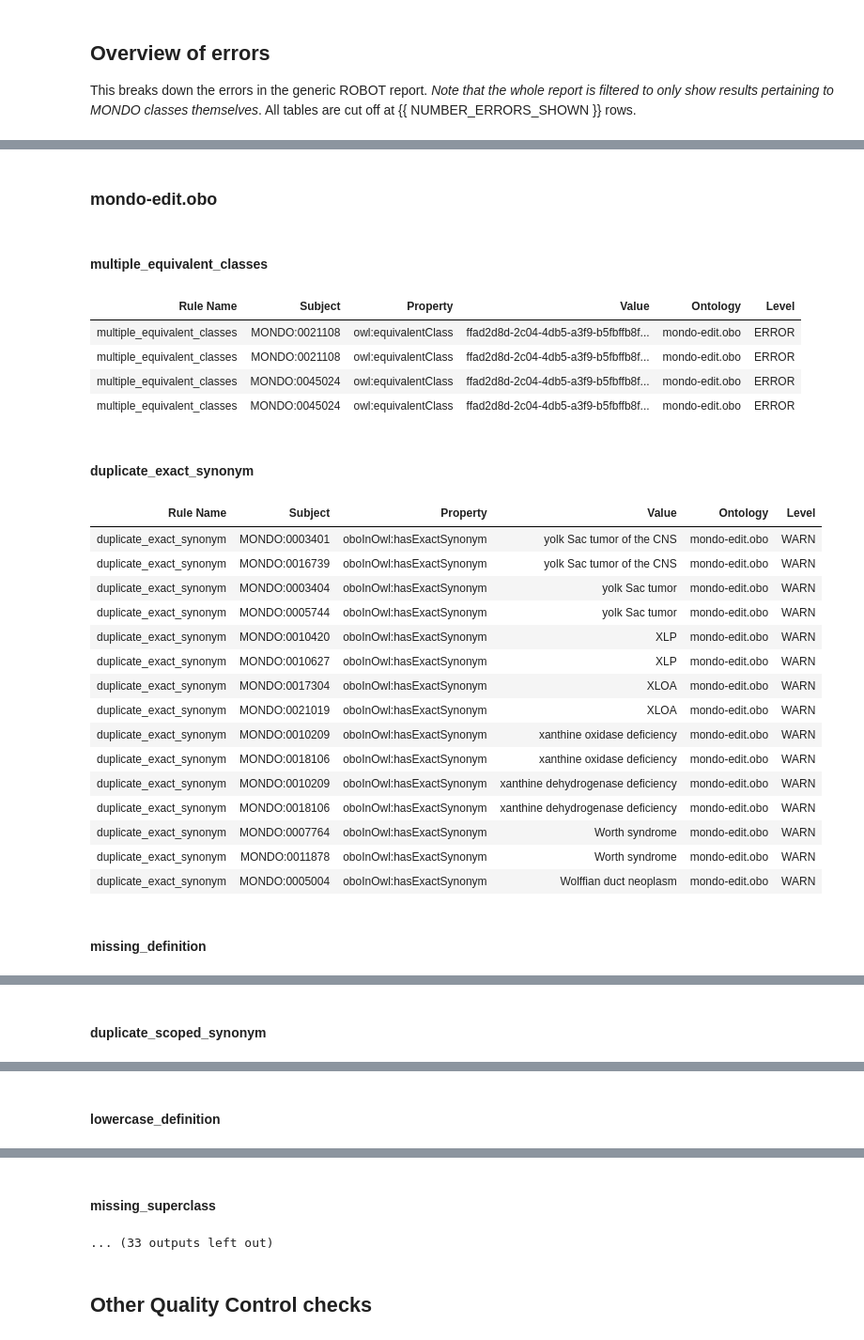
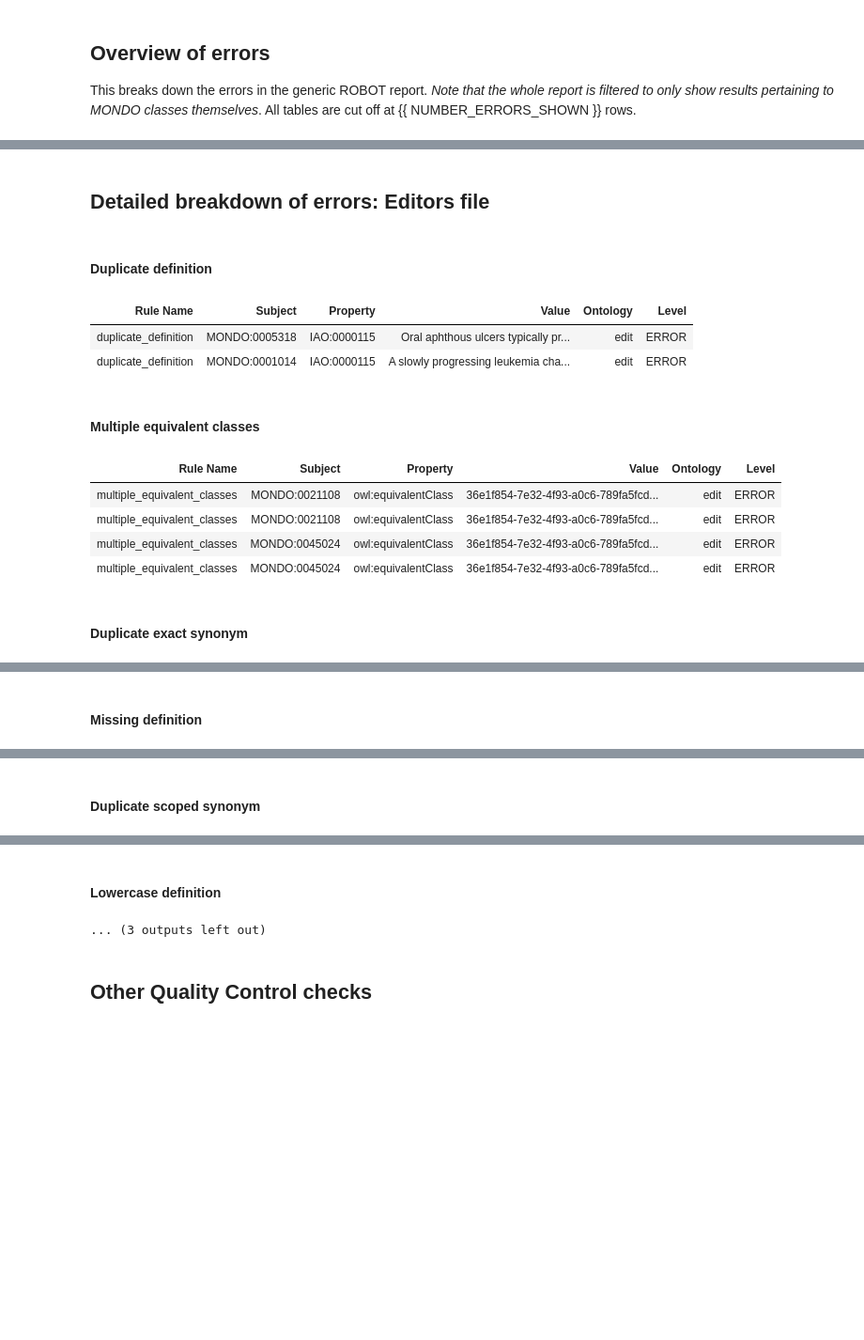
Before and after one commit to monarch-initiative/mondo, a Jupyter notebook: src/ontology/reports/mondo_analysis.ipynb, the cells around one changed output, grey strips where cells are left out. Shown at 94% size. Drawn from its saved outputs; the diff is of its cells as text; code cells hidden in the pictures; blank space fills up the shorter version.

```diff
--- a/src/ontology/reports/mondo_analysis.ipynb
+++ b/src/ontology/reports/mondo_analysis.ipynb
@@ -38,18 +31,19 @@ ont.get_roots()[:3]
 # %%
 warnings = [Path(warn).stem for warn in glob.glob('../../sparql/*-warning.sparql')]
 NUMBER_ERRORS_SHOWN=15
+PRIMARY_ONTOLOGY_FOR_QC="edit"
 # %% [markdown]
 mondo="http://purl.obolibrary.org/obo/mondo.owl"
 g = Graph()
 g.parse("../mondo-qc.owl", format="xml")
 # %%
 def get_report(name):
-    report_files= glob.glob('*-%s.tsv' %(name))
+    report_files= glob.glob('mondo-qc-*-%s.tsv' %(name))
     reports = []
     for f in report_files:
         try:
             df = pd.read_csv(f,sep="\t")
-            df['ontology']=Path(f).stem.replace("-"+name,"")
+            df['ontology']=Path(f).stem.replace("-"+name,"").replace("mondo-qc-","")
             df.columns = [str(col).replace("?","") for col in df.columns]
             df.replace('[<]http[:][/][/]purl[.]obolibrary[.]org[/]obo[/]MONDO[_]','MONDO:', inplace=True,regex=True)
             df.replace('[>]$','', inplace=True, regex=True)
@@ -61,12 +55,20 @@ def get_report(name):
     return pd.DataFrame(columns=['ontology'])
 # %% [markdown]
 ## Robot report analysis
+# %%
+dfx = get_report("robot-report-obo")
 # %%
-df = get_report("robot-report-obo")
+df = dfx.copy()
 # Bug in ROBOT, wrong number of columns:
 df.columns=['Rule Name', 'Subject', 'Property', 'Value','Trash','Ontology']
 df['Level'] = df.index
 df.reset_index(level=0, inplace=True)
 del df['index']
 del df['Trash']
-df
+df=df[df['Subject'].str.startswith('MONDO')]
+props=df[['Level','Rule Name','Value','Ontology']].groupby(['Ontology','Level','Rule Name']).count().add_suffix('_count').reset_index()
+props.sort_values(inplace=True, by=['Ontology','Value_count'], ascending=False)
+props_pivot=props.pivot(index='Rule Name', columns='Ontology', values='Value_count')
+cols = props_pivot.columns.tolist()
+props_pivot[cols] = props_pivot[cols].fillna(0).astype(int)
+props_pivot = pd.DataFrame(props_pivot.to_records())
@@ -113,39 +98,24 @@ df[['Level','Rule Name','Value','Ontology']].groupby(['Ontology','Level','Rule N
 # %%
-for o in df['Ontology'].unique():
-    display(md("### %s" % o))
-    dfo = df[df['Ontology']==o]
-    for rule in dfo['Rule Name'].unique():
-        display(md("#### %s" % rule))
-        dfd = dfo[dfo['Rule Name']==rule].head(NUMBER_ERRORS_SHOWN)
-        display(HTML(dfd.to_html(index=False)))
-
+display(md("## Detailed breakdown of errors: Editors file"))
+dfo = df[df['Ontology']==PRIMARY_ONTOLOGY_FOR_QC]
+for rule in dfo['Rule Name'].unique():
+    display(md("#### %s" % rule.replace("_"," ").capitalize()))
+    dfd = dfo[dfo['Rule Name']==rule].head(NUMBER_ERRORS_SHOWN)
+    display(HTML(dfd.to_html(index=False)))
 
 # Revealed a more complex issue we need to sort first: https://github.com/monarch-initiative/mondo/issues/1979
 # https://github.com/ontodev/robot/issues/733 # Ignore 0021108 0045024 until ticket resolved.
 # %% [output]
-### mondo-edit.obo
+## Detailed breakdown of errors: Editors file
-#### multiple_equivalent_classes
+#### Duplicate definition
 | Rule Name | Subject | Property | Value | Ontology | Level |
-| multiple_equivalent_classes | MONDO:0021108 | owl:equivalentClass | ffad2d8d-2c04-4db5-a3f9-b5fbffb8f... | mondo-edit.obo | ERROR |
-| multiple_equivalent_classes | MONDO:0021108 | owl:equivalentClass | ffad2d8d-2c04-4db5-a3f9-b5fbffb8f... | mondo-edit.obo | ERROR |
-| multiple_equivalent_classes | MONDO:0045024 | owl:equivalentClass | ffad2d8d-2c04-4db5-a3f9-b5fbffb8f... | mondo-edit.obo | ERROR |
-| multiple_equivalent_classes | MONDO:0045024 | owl:equivalentClass | ffad2d8d-2c04-4db5-a3f9-b5fbffb8f... | mondo-edit.obo | ERROR |
+| duplicate_definition | MONDO:0005318 | IAO:0000115 | Oral aphthous ulcers typically pr... | edit | ERROR |
+| duplicate_definition | MONDO:0001014 | IAO:0000115 | A slowly progressing leukemia cha... | edit | ERROR |
-#### duplicate_exact_synonym
+#### Multiple equivalent classes
 | Rule Name | Subject | Property | Value | Ontology | Level |
-| duplicate_exact_synonym | MONDO:0003401 | oboInOwl:hasExactSynonym | yolk Sac tumor of the CNS | mondo-edit.obo | WARN |
-| duplicate_exact_synonym | MONDO:0016739 | oboInOwl:hasExactSynonym | yolk Sac tumor of the CNS | mondo-edit.obo | WARN |
-| duplicate_exact_synonym | MONDO:0003404 | oboInOwl:hasExactSynonym | yolk Sac tumor | mondo-edit.obo | WARN |
-| duplicate_exact_synonym | MONDO:0005744 | oboInOwl:hasExactSynonym | yolk Sac tumor | mondo-edit.obo | WARN |
-| duplicate_exact_synonym | MONDO:0010420 | oboInOwl:hasExactSynonym | XLP | mondo-edit.obo | WARN |
-| duplicate_exact_synonym | MONDO:0010627 | oboInOwl:hasExactSynonym | XLP | mondo-edit.obo | WARN |
-| duplicate_exact_synonym | MONDO:0017304 | oboInOwl:hasExactSynonym | XLOA | mondo-edit.obo | WARN |
-| duplicate_exact_synonym | MONDO:0021019 | oboInOwl:hasExactSynonym | XLOA | mondo-edit.obo | WARN |
-| duplicate_exact_synonym | MONDO:0010209 | oboInOwl:hasExactSynonym | xanthine oxidase deficiency | mondo-edit.obo | WARN |
-| duplicate_exact_synonym | MONDO:0018106 | oboInOwl:hasExactSynonym | xanthine oxidase deficiency | mondo-edit.obo | WARN |
-| duplicate_exact_synonym | MONDO:0010209 | oboInOwl:hasExactSynonym | xanthine dehydrogenase deficiency | mondo-edit.obo | WARN |
-| duplicate_exact_synonym | MONDO:0018106 | oboInOwl:hasExactSynonym | xanthine dehydrogenase deficiency | mondo-edit.obo | WARN |
-| duplicate_exact_synonym | MONDO:0007764 | oboInOwl:hasExactSynonym | Worth syndrome | mondo-edit.obo | WARN |
-| duplicate_exact_synonym | MONDO:0011878 | oboInOwl:hasExactSynonym | Worth syndrome | mondo-edit.obo | WARN |
-| duplicate_exact_synonym | MONDO:0005004 | oboInOwl:hasExactSynonym | Wolffian duct neoplasm | mondo-edit.obo | WARN |
+| multiple_equivalent_classes | MONDO:0021108 | owl:equivalentClass | 36e1f854-7e32-4f93-a0c6-789fa5fcd... | edit | ERROR |
+| multiple_equivalent_classes | MONDO:0021108 | owl:equivalentClass | 36e1f854-7e32-4f93-a0c6-789fa5fcd... | edit | ERROR |
+| multiple_equivalent_classes | MONDO:0045024 | owl:equivalentClass | 36e1f854-7e32-4f93-a0c6-789fa5fcd... | edit | ERROR |
+| multiple_equivalent_classes | MONDO:0045024 | owl:equivalentClass | 36e1f854-7e32-4f93-a0c6-789fa5fcd... | edit | ERROR |
-#### missing_definition
+#### Duplicate exact synonym
 | Rule Name | Subject | Property | Value | Ontology | Level |
@@ -167,2 +137,2 @@ for o in df['Ontology'].unique():
-#### duplicate_scoped_synonym
+#### Missing definition
 | Rule Name | Subject | Property | Value | Ontology | Level |
@@ -184,2 +154,2 @@ for o in df['Ontology'].unique():
-#### lowercase_definition
+#### Duplicate scoped synonym
 | Rule Name | Subject | Property | Value | Ontology | Level |
@@ -201,5 +171,5 @@ for o in df['Ontology'].unique():
-#### missing_superclass
+#### Lowercase definition
-... (33 outputs left out)
+... (3 outputs left out)
 # %% [markdown]
 ## Other Quality Control checks
 # %%
```
Also changed, not shown: parts of 10 cells of this notebook, 2 other files.
